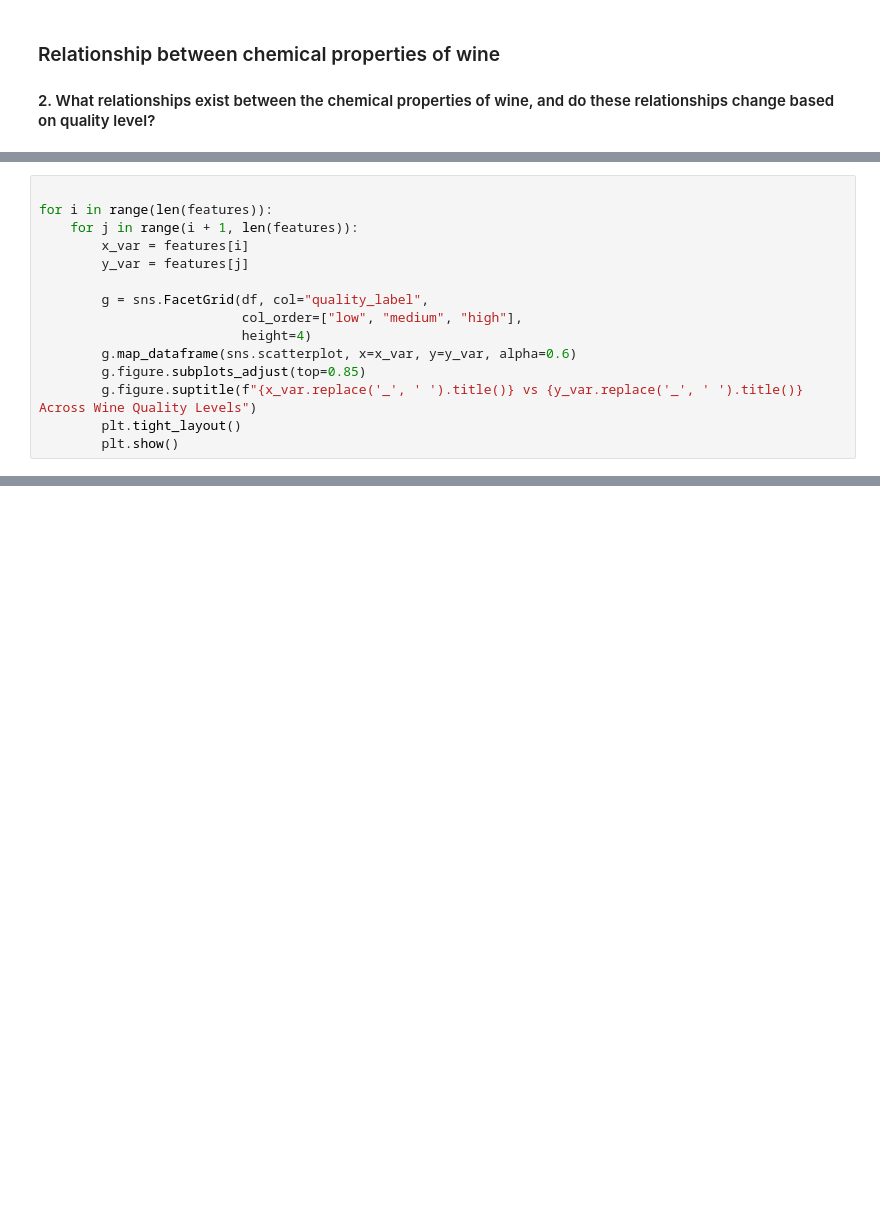
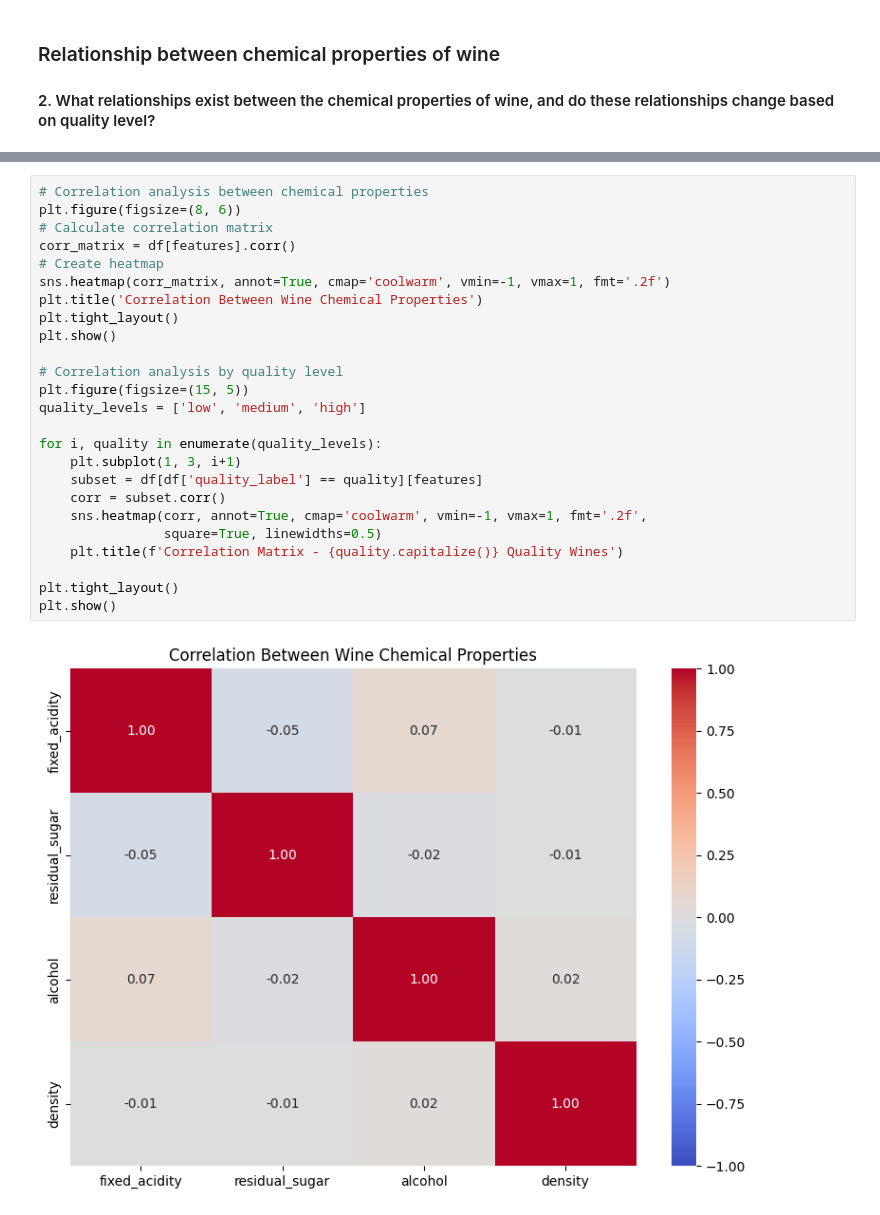
Before and after one commit to XENNNOOOO/CSMODEL_MP_Phase1, a Jupyter notebook: wine_quality_class_nb.ipynb, the cells around one changed output, grey strips where cells are left out. Saved outputs shown, nothing was run; the diff lists cells and outputs as text; blank space fills up the shorter version.

```diff
--- a/wine_quality_class_nb.ipynb
+++ b/wine_quality_class_nb.ipynb
@@ -228,15 +208,0 @@ for i in range(len(features)):
-# %%
-
-for i in range(len(features)):
-    for j in range(i + 1, len(features)):
-        x_var = features[i]
-        y_var = features[j]
-
-        g = sns.FacetGrid(df, col="quality_label",
-                          col_order=["low", "medium", "high"],
-                          height=4)
-        g.map_dataframe(sns.scatterplot, x=x_var, y=y_var, alpha=0.6)
-        g.figure.subplots_adjust(top=0.85)
-        g.figure.suptitle(f"{x_var.replace('_', ' ').title()} vs {y_var.replace('_', ' ').title()} Across Wine Quality Levels")
-        plt.tight_layout()
-        plt.show()
@@ -249,0 +209,27 @@ for i in range(len(features)):
+# %%
+# Correlation analysis between chemical properties
+plt.figure(figsize=(8, 6))
+# Calculate correlation matrix
+corr_matrix = df[features].corr()
+# Create heatmap
+sns.heatmap(corr_matrix, annot=True, cmap='coolwarm', vmin=-1, vmax=1, fmt='.2f')
+plt.title('Correlation Between Wine Chemical Properties')
+plt.tight_layout()
+plt.show()
+
+# Correlation analysis by quality level
+plt.figure(figsize=(15, 5))
+quality_levels = ['low', 'medium', 'high']
+
+for i, quality in enumerate(quality_levels):
+    plt.subplot(1, 3, i+1)
+    subset = df[df['quality_label'] == quality][features]
+    corr = subset.corr()
+    sns.heatmap(corr, annot=True, cmap='coolwarm', vmin=-1, vmax=1, fmt='.2f',
+                square=True, linewidths=0.5)
+    plt.title(f'Correlation Matrix - {quality.capitalize()} Quality Wines')
+
+plt.tight_layout()
+plt.show()
+# %% [output]
+[figure, added]
```
Also changed, not shown: parts of 7 cells of this notebook.
